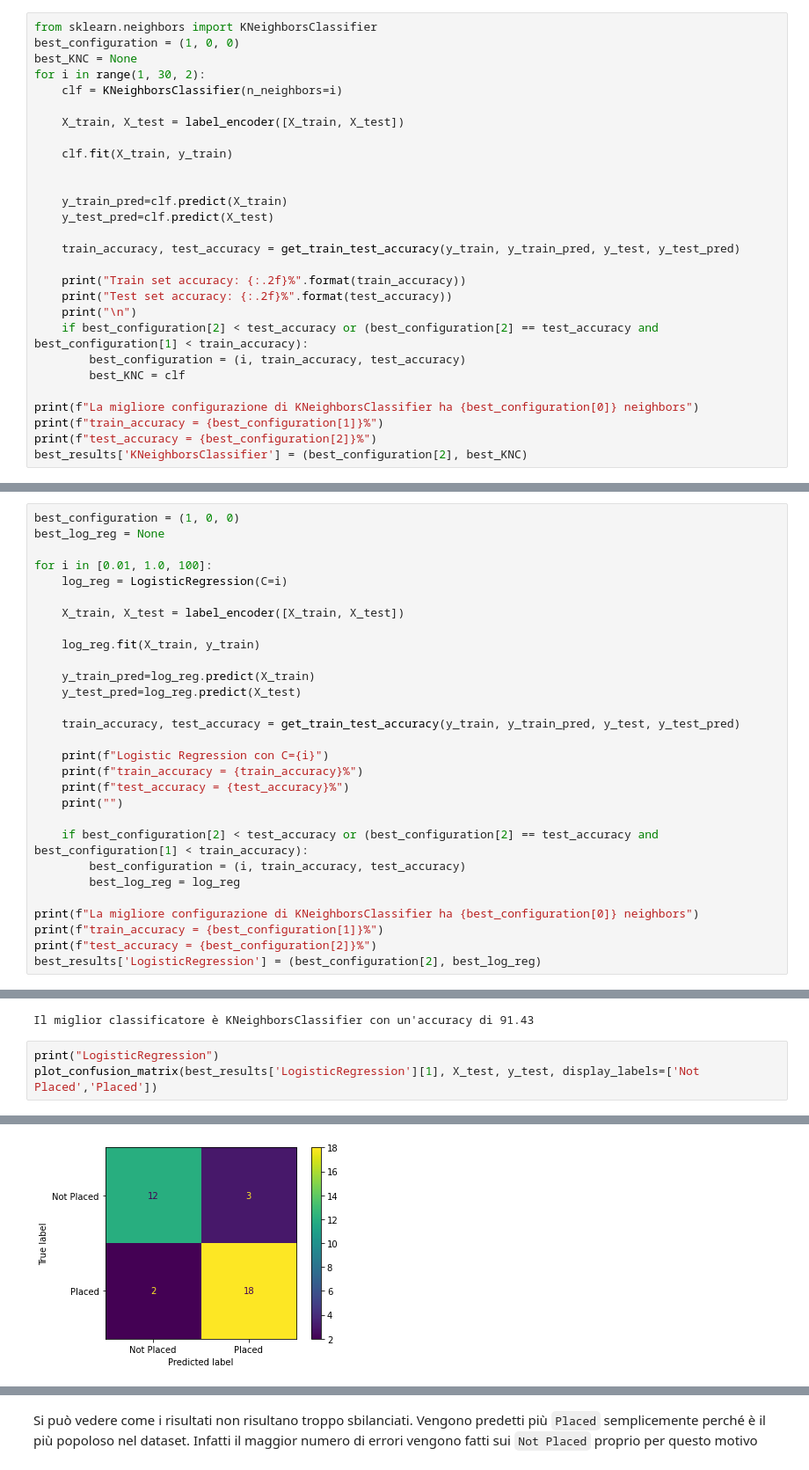
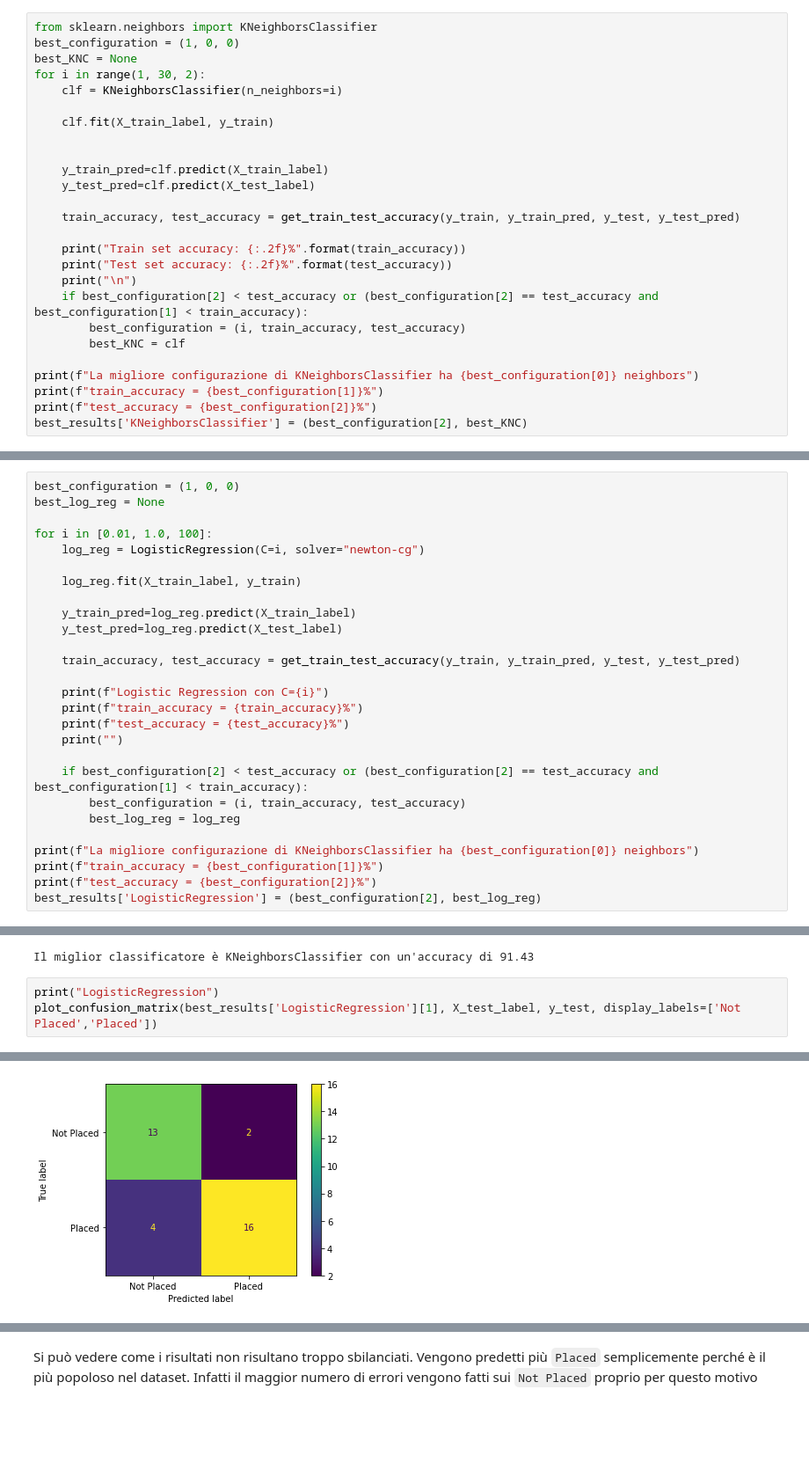
Before and after one commit to SimonePietrogiacomi/esame_ia_2020_febbraio, a Jupyter notebook: train.ipynb, the cells around one changed output, grey strips where cells are left out. Shown at 88% size. Saved outputs shown, nothing was run; the diff lists cells and outputs as text; blank space fills up the shorter version.

Commit message:
Fixed label

```diff
--- a/train.ipynb
+++ b/train.ipynb
@@ -303,13 +303,11 @@ best_KNC = None
 for i in range(1, 30, 2):
     clf = KNeighborsClassifier(n_neighbors=i)
 
-    X_train, X_test = label_encoder([X_train, X_test])
-
-    clf.fit(X_train, y_train)
+    clf.fit(X_train_label, y_train)
 
 
-    y_train_pred=clf.predict(X_train)
-    y_test_pred=clf.predict(X_test)
+    y_train_pred=clf.predict(X_train_label)
+    y_test_pred=clf.predict(X_test_label)
 
     train_accuracy, test_accuracy = get_train_test_accuracy(y_train, y_train_pred, y_test, y_test_pred)
 
@@ -347,14 +345,12 @@ best_configuration = (1, 0, 0)
 best_log_reg = None
 
 for i in [0.01, 1.0, 100]:
-    log_reg = LogisticRegression(C=i)
+    log_reg = LogisticRegression(C=i, solver="newton-cg")
 
-    X_train, X_test = label_encoder([X_train, X_test])
+    log_reg.fit(X_train_label, y_train)
 
-    log_reg.fit(X_train, y_train)
-
-    y_train_pred=log_reg.predict(X_train)
-    y_test_pred=log_reg.predict(X_test)
+    y_train_pred=log_reg.predict(X_train_label)
+    y_test_pred=log_reg.predict(X_test_label)
 
     train_accuracy, test_accuracy = get_train_test_accuracy(y_train, y_train_pred, y_test, y_test_pred)
 
@@ -417,10 +399,10 @@ print(f"Il miglior classificatore è {best_classifier[0]} con un'accuracy di {be
 Il miglior classificatore è KNeighborsClassifier con un'accuracy di 91.43
 # %%
 print("LogisticRegression")
-plot_confusion_matrix(best_results['LogisticRegression'][1], X_test, y_test, display_labels=['Not Placed','Placed'])
+plot_confusion_matrix(best_results['LogisticRegression'][1], X_test_label, y_test, display_labels=['Not Placed','Placed'])
 # %% [output]
 LogisticRegression
 <sklearn.metrics._plot.confusion_matrix.ConfusionMatrixDisplay at 0x...>
-[figure, old version]
+[figure, new version]
 # %%
 print("KNeighborsClassifier")
```
Also changed, not shown: parts of 4 cells of this notebook.
